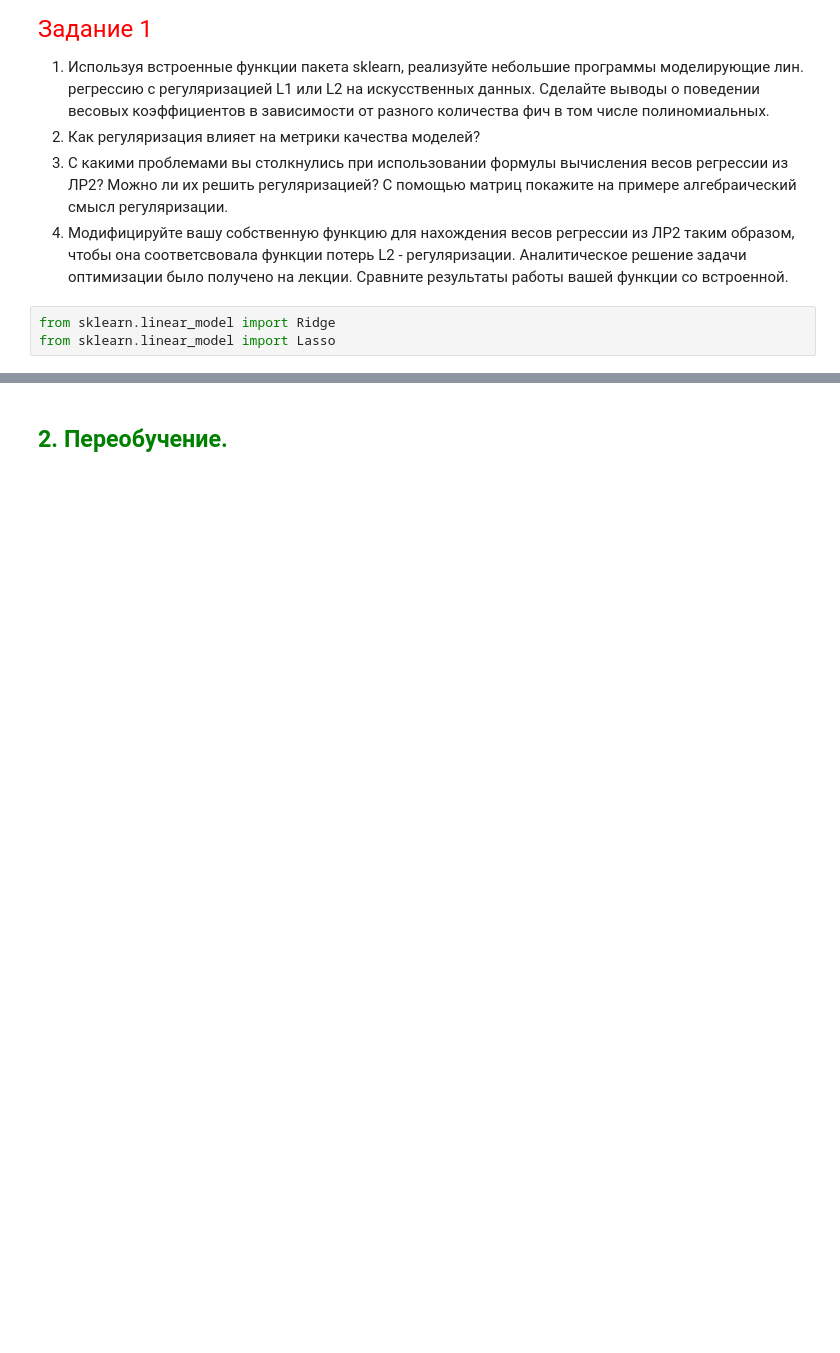
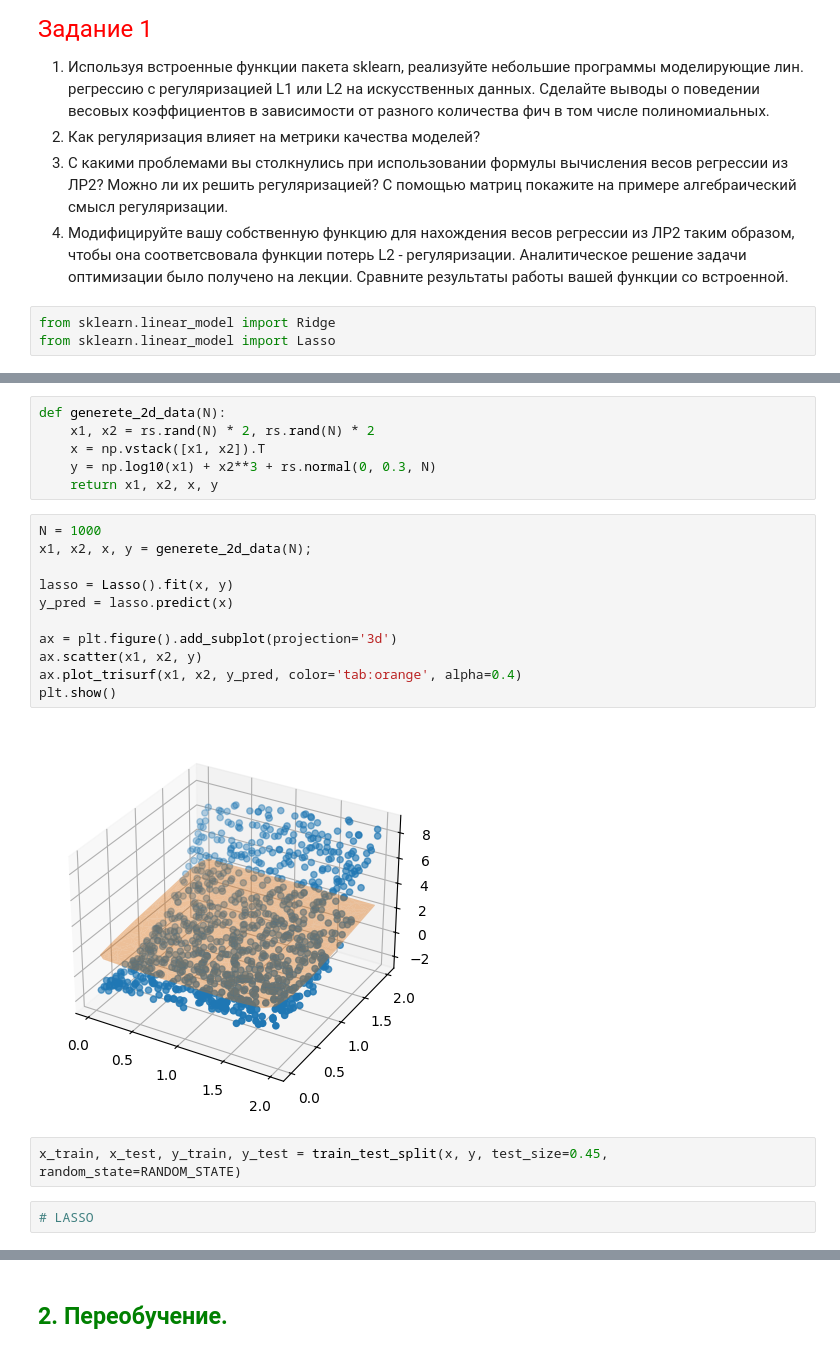
Before and after one commit to Dragoh54/MachineLearning-Labs, a Jupyter notebook: lab3/2024_ML_LR3_MACS.ipynb, the cells around one changed output, grey strips where cells are left out. Drawn from its saved outputs; the diff is of its cells as text; blank space fills up the shorter version.

```diff
--- a/lab3/2024_ML_LR3_MACS.ipynb
+++ b/lab3/2024_ML_LR3_MACS.ipynb
@@ -42,0 +106,23 @@ from sklearn.linear_model import Lasso
+# %%
+def generete_2d_data(N):
+    x1, x2 = rs.rand(N) * 2, rs.rand(N) * 2
+    x = np.vstack([x1, x2]).T
+    y = np.log10(x1) + x2**3 + rs.normal(0, 0.3, N)
+    return x1, x2, x, y
+# %%
+N = 1000
+x1, x2, x, y = generete_2d_data(N);
+
+lasso = Lasso().fit(x, y)
+y_pred = lasso.predict(x)
+
+ax = plt.figure().add_subplot(projection='3d')
+ax.scatter(x1, x2, y)
+ax.plot_trisurf(x1, x2, y_pred, color='tab:orange', alpha=0.4)
+plt.show()
+# %% [output]
+[figure, added]
+# %%
+x_train, x_test, y_train, y_test = train_test_split(x, y, test_size=0.45, random_state=RANDOM_STATE)
+# %%
+# LASSO
```
Also changed, not shown: parts of 14 cells of this notebook, 2 other files.
